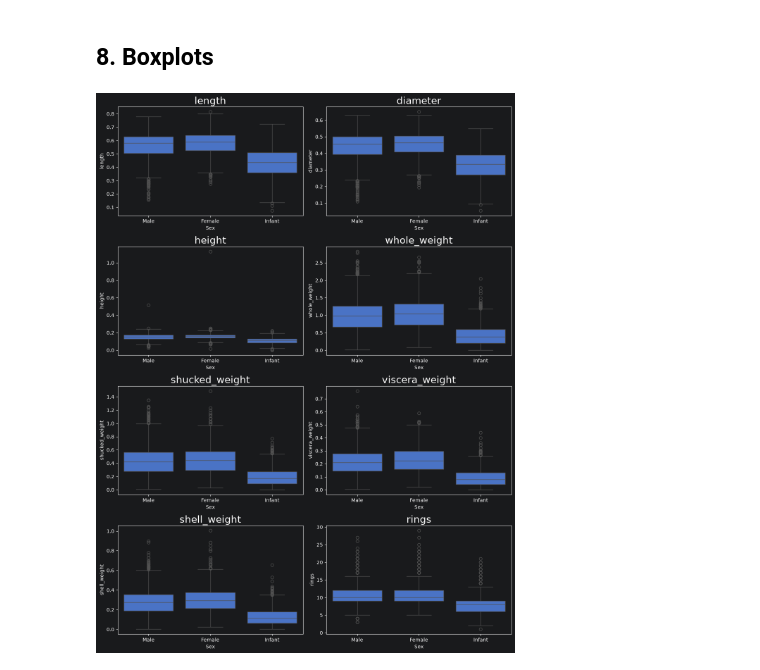
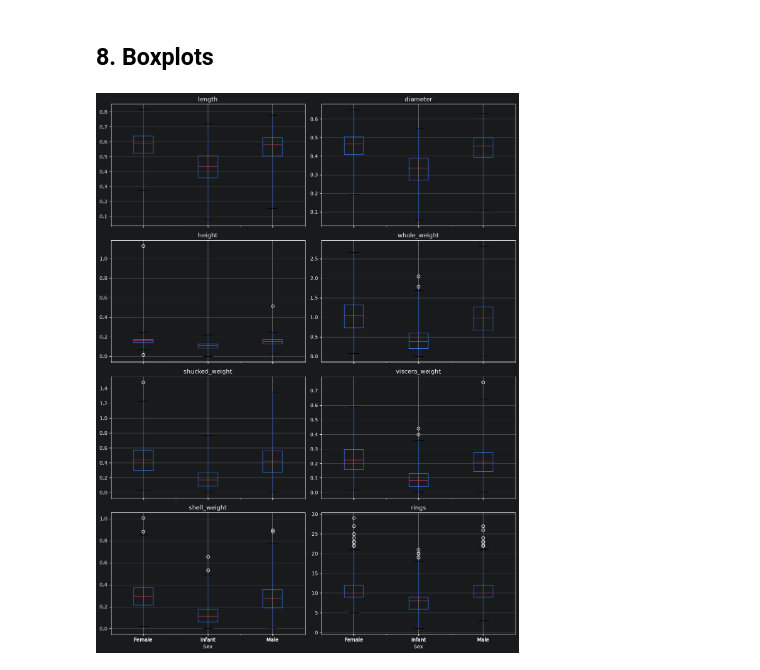
Before and after one commit to JakubRudy/programming-in-python, a Jupyter notebook: Assignment1/zadanie1.ipynb, the cells around one changed output. Cells and saved outputs as stored; diff of their text form; code cells hidden in the pictures.

```diff
--- a/Assignment1/zadanie1.ipynb
+++ b/Assignment1/zadanie1.ipynb
@@ -244,13 +242,17 @@ summary
 # %% [markdown]
 ## 8. Boxplots
 # %%
-fig, axes = plt.subplots(4, 2, figsize=(12, 16))
+df.boxplot(
+    column=quant_cols,
+    by="Sex",
+    layout=(4, 2),
+    figsize=(12, 16),
+    sharey=False,
+    whis=3.0
+)
 
-for ax, col in zip(axes.flat, quant_cols):
-    sns.boxplot(data=df, x="Sex", y=col, ax=ax)
-    ax.set_title(col, fontsize=20)
-
+plt.suptitle("")
 plt.tight_layout()
 plt.show()
 # %% [output]
-[figure, old version]
+[figure, new version]
```
Also changed, not shown: parts of 2 cells of this notebook.
